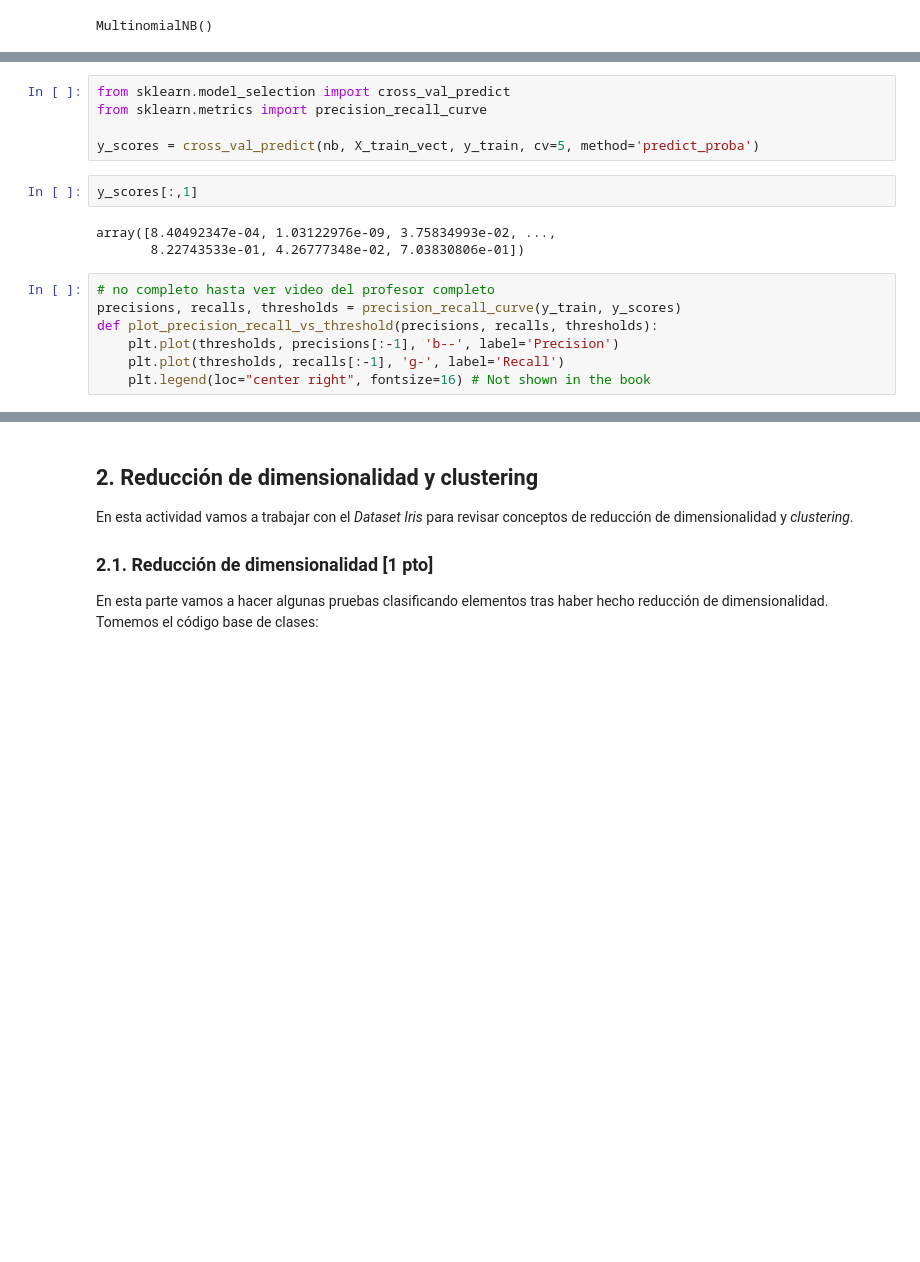
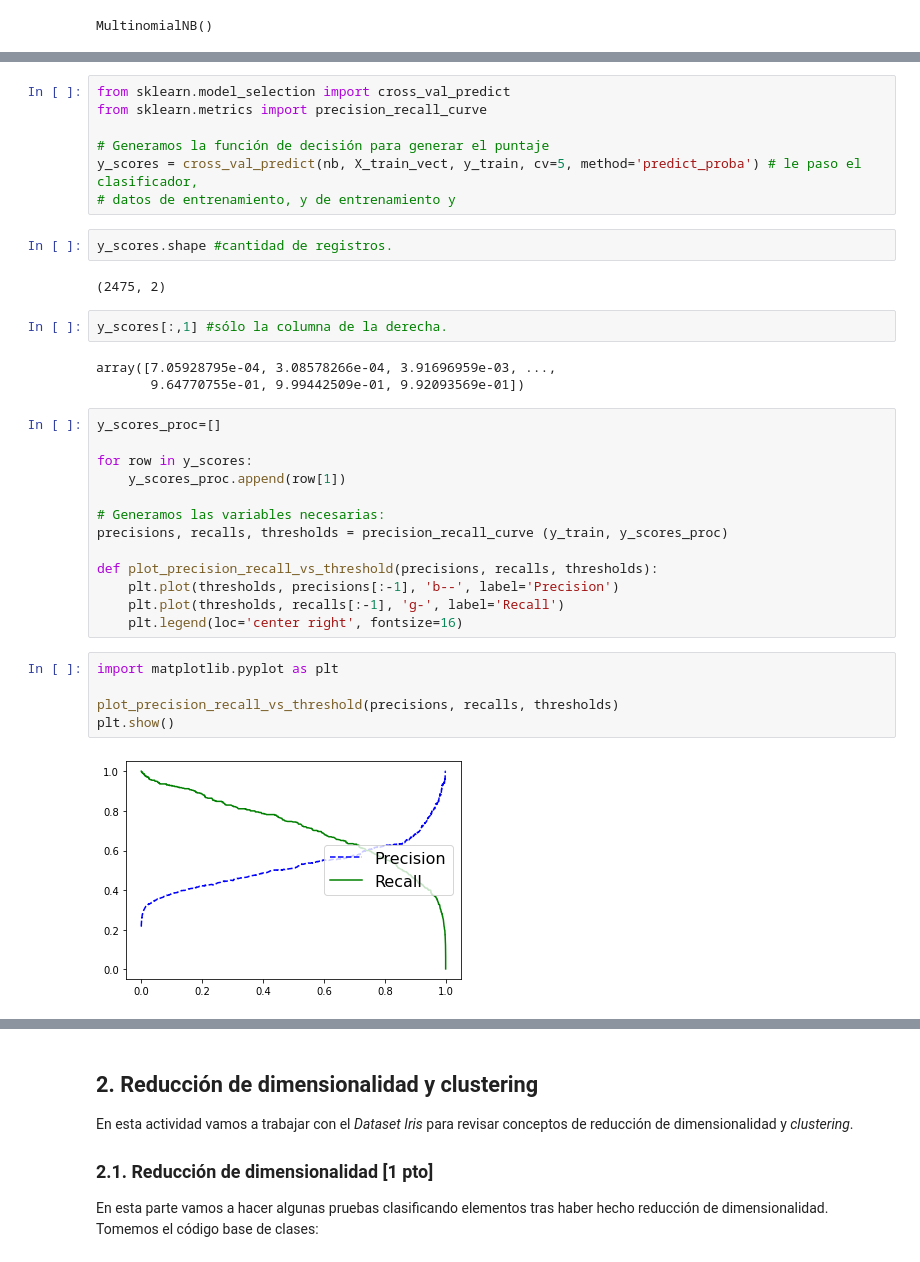
Before and after one commit to educarrascov/MIA_MachineLearning, a Jupyter notebook: 0. Trabajo Final MIA/Actividad Final educarrascov.ipynb, the cells around one changed output, grey strips where cells are left out. Saved outputs shown, nothing was run; the diff lists cells and outputs as text; blank space fills up the shorter version.

```diff
--- a/0. Trabajo Final MIA/Actividad Final educarrascov.ipynb
+++ b/0. Trabajo Final MIA/Actividad Final educarrascov.ipynb
@@ -155,16 +220,35 @@ weighted avg       0.92      0.92      0.92       825
 from sklearn.model_selection import cross_val_predict
 from sklearn.metrics import precision_recall_curve
 
-y_scores = cross_val_predict(nb, X_train_vect, y_train, cv=5, method='predict_proba')
+# Generamos la función de decisión para generar el puntaje
+y_scores = cross_val_predict(nb, X_train_vect, y_train, cv=5, method='predict_proba') # le paso el clasificador,
+# datos de entrenamiento, y de entrenamiento y
 # %%
-y_scores[:,1]
+y_scores.shape #cantidad de registros.
 # %% [output]
-array([8.40492347e-04, 1.03122976e-09, 3.75834993e-02, ...,
-       8.22743533e-01, 4.26777348e-02, 7.03830806e-01])
+(2475, 2)
-# %%
-# no completo hasta ver video del profesor completo
-precisions, recalls, thresholds = precision_recall_curve(y_train, y_scores)
-def plot_precision_recall_vs_threshold(precisions, recalls, thresholds):
-    plt.plot(thresholds, precisions[:-1], 'b--', label='Precision')
-    plt.plot(thresholds, recalls[:-1], 'g-', label='Recall')
-    plt.legend(loc="center right", fontsize=16) # Not shown in the book
+# %%
+y_scores[:,1] #sólo la columna de la derecha.
+# %% [output]
+array([7.05928795e-04, 3.08578266e-04, 3.91696959e-03, ...,
+       9.64770755e-01, 9.99442509e-01, 9.92093569e-01])
+# %%
+y_scores_proc=[]
+
+for row in y_scores:
+    y_scores_proc.append(row[1])
+
+# Generamos las variables necesarias:
+precisions, recalls, thresholds = precision_recall_curve (y_train, y_scores_proc)
+
+def plot_precision_recall_vs_threshold(precisions, recalls, thresholds):
+    plt.plot(thresholds, precisions[:-1], 'b--', label='Precision')
+    plt.plot(thresholds, recalls[:-1], 'g-', label='Recall')
+    plt.legend(loc='center right', fontsize=16)
+# %%
+import matplotlib.pyplot as plt
+
+plot_precision_recall_vs_threshold(precisions, recalls, thresholds)
+plt.show()
+# %% [output]
+[figure, added]
```
Also changed, not shown: parts of 32 cells of this notebook, 1 other file.
